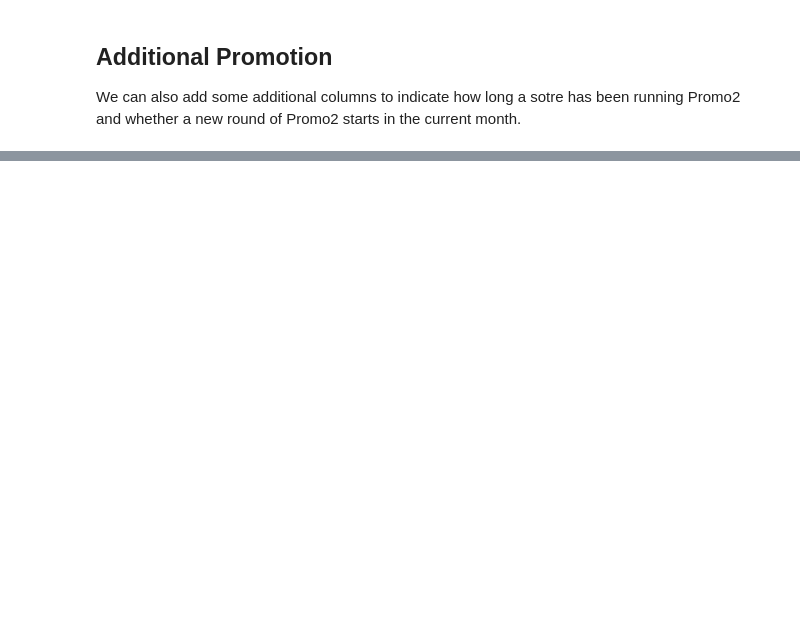
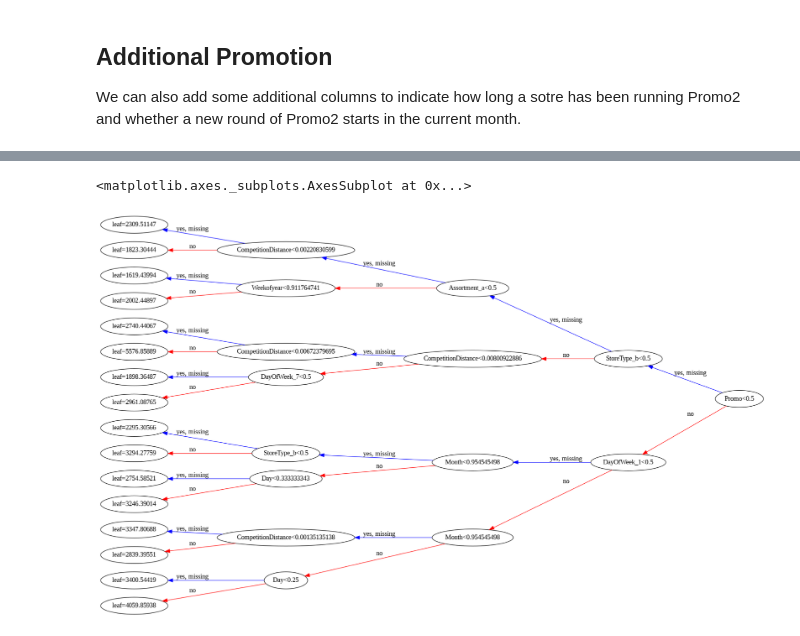
Before and after one commit to Kaushik896/Projects_Machine_learning_GBM-s, a Jupyter notebook: Gradient_Boosting_Machines.ipynb, the cells around one changed output, grey strips where cells are left out. Saved outputs shown, nothing was run; the diff lists cells and outputs as text; code cells hidden in the pictures; blank space fills up the shorter version.

```diff
--- a/Gradient_Boosting_Machines.ipynb
+++ b/Gradient_Boosting_Machines.ipynb
@@ -218,0 +259,9 @@ merged_df[['Date', 'Promo2', 'Promo2SinceYear', 'Promo2SinceWeek', 'PromoInterva
+# %%
+from sklearn.preprocessing import OneHotEncoder
+encoder = OneHotEncoder(sparse=False, handle_unknown='ignore').fit(inputs[categorical_cols])
+encoded_cols = list(encoder.get_feature_names_out(categorical_cols))
+inputs[encoded_cols] = encoder.transform(inputs[categorical_cols])
+test_inputs[encoded_cols] = encoder.transform(test_inputs[categorical_cols])
+# %%
+x = inputs[numeric_cols + encoded_cols]
+x_test = test_inputs[numeric_cols + encoded_cols]
@@ -218,0 +308,6 @@ merged_df[['Date', 'Promo2', 'Promo2SinceYear', 'Promo2SinceWeek', 'PromoInterva
+# %%
+rcParams['figure.figsize'] = 30, 30
+plot_tree(model, rankdir = 'RL', num_trees=0)
+# %% [output]
+<matplotlib.axes._subplots.AxesSubplot at 0x...>
+[figure, added]
```
Also changed, not shown: parts of 65 cells of this notebook.
